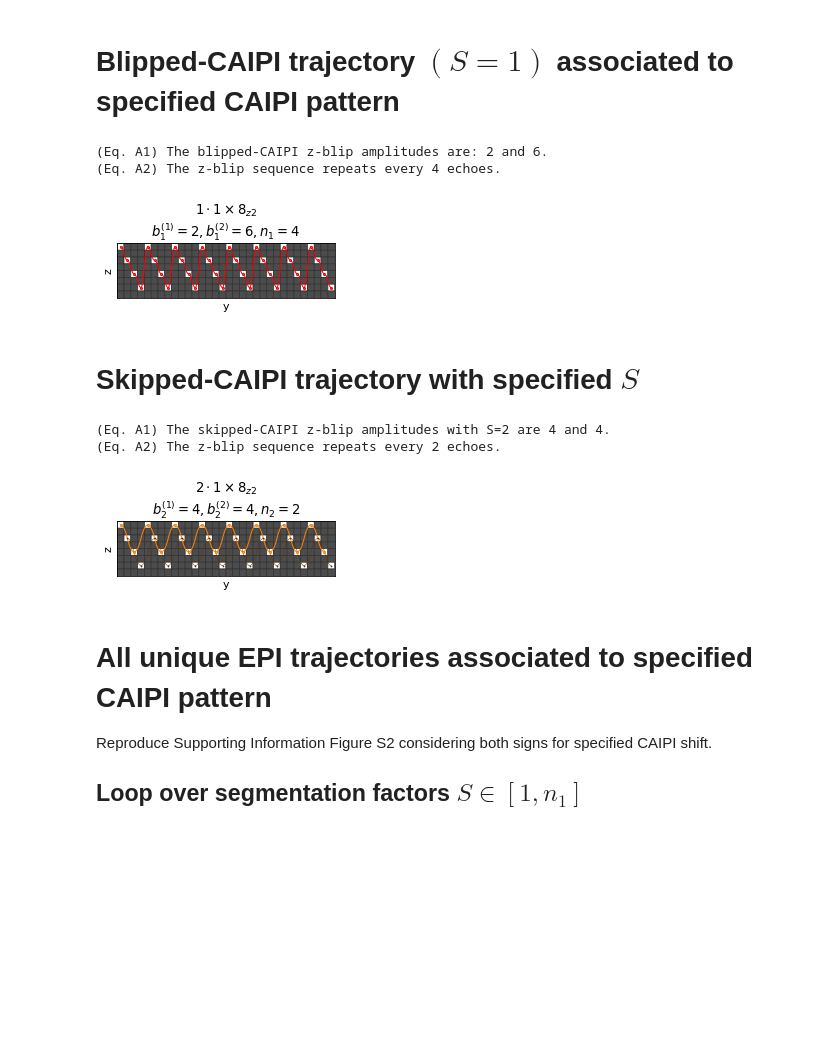
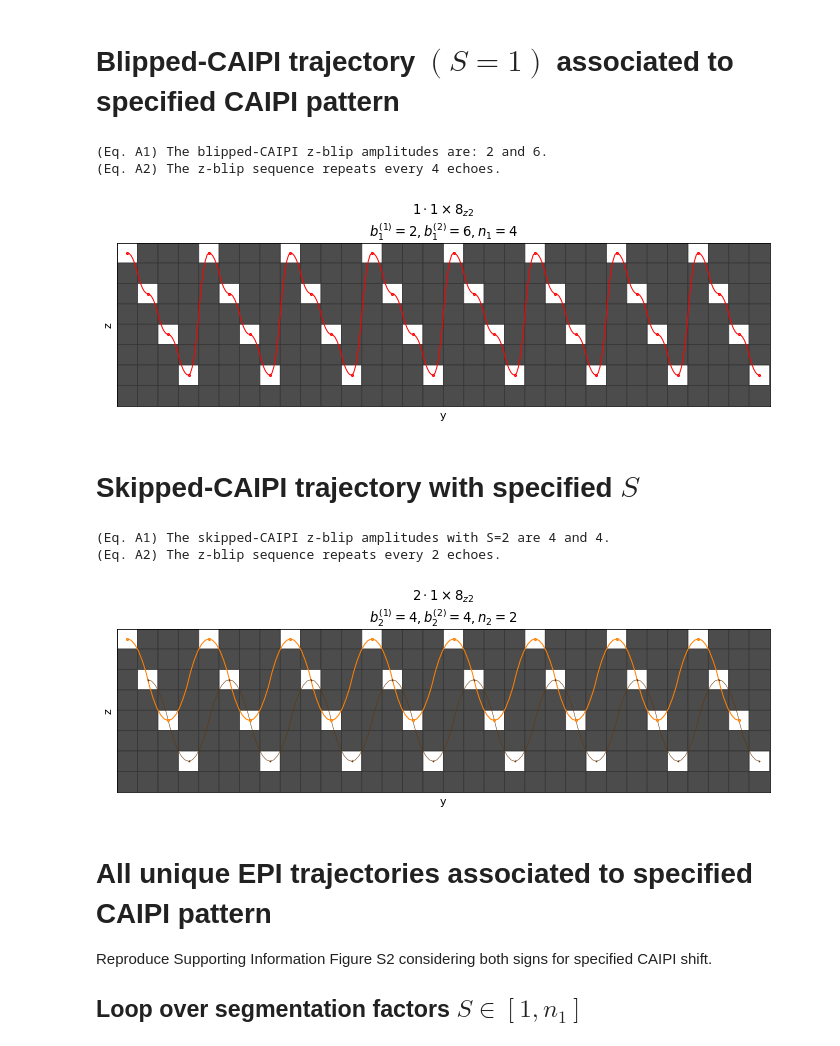
Before and after one commit to mrphysics-bonn/skipped-caipi, a Jupyter notebook: index.ipynb, the cells around one changed output. Drawn from its saved outputs; the diff is of its cells as text; code cells hidden in the pictures; blank space fills up the shorter version.

Commit message:
Increase display size of single blipped-CAIPI and skipped-CAIPI plots in jnotebook.

```diff
--- a/index.ipynb
+++ b/index.ipynb
@@ -36,16 +36,16 @@ S=2  # Segmentation factor
 # %%
 b1 = get_zblips(Ry, Rz, Dz, S=1)
 print("(Eq. A1) The blipped-CAIPI z-blip amplitudes are: %d and %d." % (b1))
 n1 = get_zblipcycle(Rz, bmin=np.min(b1))
 print("(Eq. A2) The z-blip sequence repeats every %d echoes." % (n1))
 
-plt.figure(figsize = (5*SR,1))
+plt.figure(figsize = (4*SR,3))
 _, notation = plot_skipped_caipi(Ry, Rz, Dz, 1, color=[1.0,0,0], repetitions=SR)
 plt.title(notation + '\n' + r'$b_1^{(1)}=%d, b_1^{(2)}=%d, n_1=%d$' % (b1[0], b1[1], n1)); plt.xlabel('y'); plt.ylabel('z'); plt.show()
 # %% [output]
 (Eq. A1) The blipped-CAIPI z-blip amplitudes are: 2 and 6.
 (Eq. A2) The z-blip sequence repeats every 4 echoes.
-[figure, old version]
+[figure, new version]
 # %% [markdown]
 # Skipped-CAIPI trajectory with specified $S$
 # %%
@@ -63,13 +63,13 @@ print("(Eq. A1) The skipped-CAIPI z-blip amplitudes with S=%d are %d and %d." %
 nS = get_zblipcycle(Rz, bmin=np.min(get_zblips(Ry, Rz, Dz, S=S)))
 print("(Eq. A2) The z-blip sequence repeats every %d echoes." % (nS))
 
-plt.figure(figsize = (5*SR,1))
+plt.figure(figsize = (4*SR,3))
 _, notation = plot_skipped_caipi(Ry, Rz, Dz, S, color=trajectory_color, repetitions=SR, bAllShots=True)
 plt.title(notation + '\n' + r'$b_%d^{(1)}=%d, b_%d^{(2)}=%d, n_{%d}=%d$' % (S, bS[0], S, bS[1], S,nS)); plt.xlabel('y'); plt.ylabel('z'); plt.show()
 # %% [output]
 (Eq. A1) The skipped-CAIPI z-blip amplitudes with S=2 are 4 and 4.
 (Eq. A2) The z-blip sequence repeats every 2 echoes.
-[figure, old version]
+[figure, new version]
 # %% [markdown]
 # All unique EPI trajectories associated to specified CAIPI pattern
 
```
